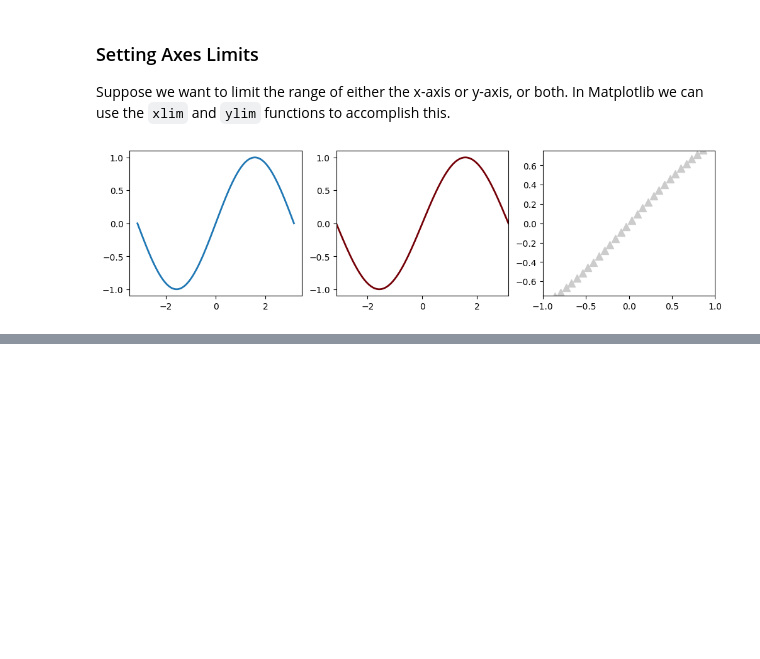
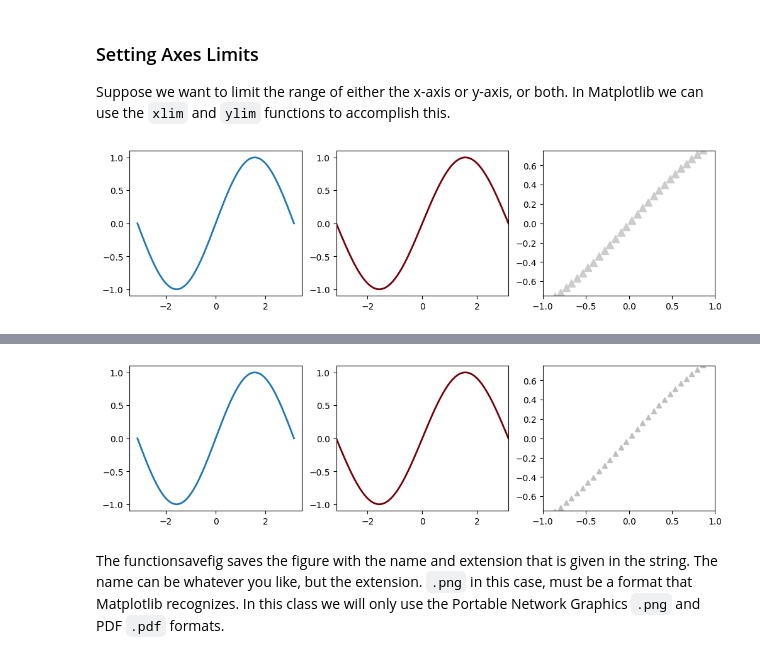
Before and after one commit to raopremrao/Learning-QuTip, a Jupyter notebook: Example Notebooks/01_Python Introduction/003_Matplotlib_Plotting.ipynb, the cells around one changed output, grey strips where cells are left out. Drawn from its saved outputs; the diff is of its cells as text; code cells hidden in the pictures; blank space fills up the shorter version.

````diff
--- a/Example Notebooks/01_Python Introduction/003_Matplotlib_Plotting.ipynb
+++ b/Example Notebooks/01_Python Introduction/003_Matplotlib_Plotting.ipynb
@@ -172,0 +177,19 @@ plt.show()
+# %%
+x = np.linspace(-np.pi, np.pi, 100)
+plt.figure(figsize=(12, 3))
+plt.subplot(1, 3, 1)
+plt.plot(x, np.sin(x), lw=2)
+plt.subplot(1, 3, 2)
+plt.plot(x, np.sin(x), lw=2, color="#740007")
+plt.xlim([-np.pi, np.pi])
+plt.subplot(1, 3, 3)
+plt.plot(x, np.sin(x), "^", lw=2, color="0.75")
+plt.xlim(-1, 1)
+plt.ylim([-0.75, 0.75])
+plt.savefig(
+    "images/axes_example.png"
+)    # Save the figure in PNG format in same or given Directory as script
+# %% [output]
+[figure, added]
+# %% [markdown]
+The functionsavefig saves the figure with the name and extension that is given in the string. The name can be whatever you like, but the extension. ```.png``` in this case, must be a format that Matplotlib recognizes. In this class we will only use the Portable Network Graphics ```.png``` and PDF ```.pdf``` formats.
````
Also changed, not shown: parts of 2 cells of this notebook, 1 other file.
